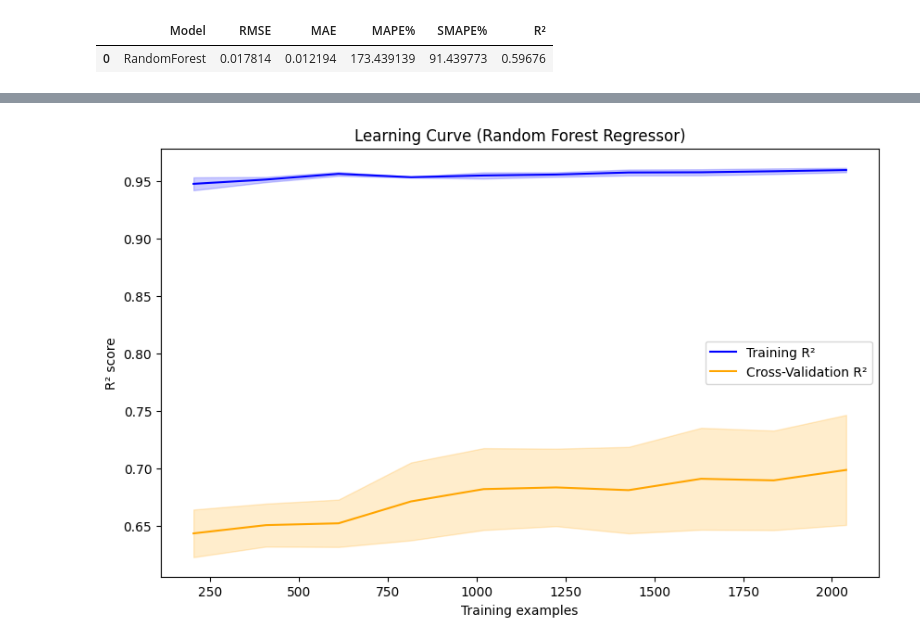
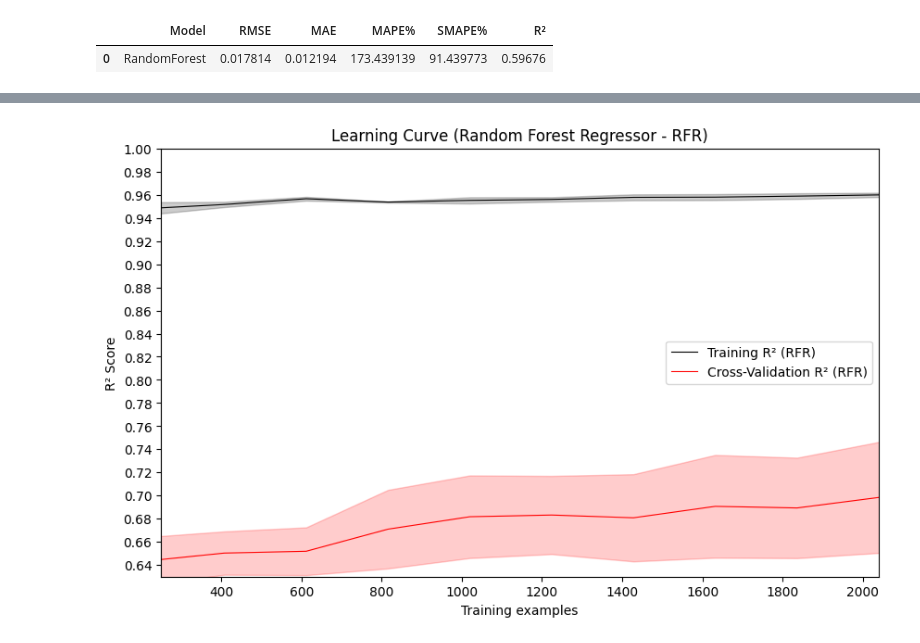
Before and after one commit to Deleon57/EDAR-REGRESSION, a Jupyter notebook: RandomForrest1.ipynb, the cells around one changed output, grey strips where cells are left out. Drawn from its saved outputs; the diff is of its cells as text; code cells hidden in the pictures.

```diff
--- a/RandomForrest1.ipynb
+++ b/RandomForrest1.ipynb
@@ -194,50 +200,39 @@ plt.show()
 # %%
-import numpy as np
 import matplotlib.pyplot as plt
-from sklearn.model_selection import learning_curve
-from sklearn.ensemble import RandomForestRegressor
+from matplotlib.ticker import MultipleLocator
 
-# ===============================
-# Define Random Forest model (RFR)
-# ===============================
-rf_model_RFR = RandomForestRegressor(n_estimators=100, random_state=42)
+plt.figure(figsize=(10, 6))
 
-# ===============================
-# Generate learning curve (using scaled RFR data)
-# ===============================
-train_sizes_RFR, train_scores_RFR, test_scores_RFR = learning_curve(
-    estimator=rf_model_RFR,
-    X=X_train_scaled_RFR,     # scaled features
-    y=y_train_RFR,            # target variable
-    cv=5,                     # 5-fold cross validation
-    scoring="r2",             # use R² score
-    train_sizes=np.linspace(0.1, 1.0, 10),
-    n_jobs=-1
-)
+# Plot learning curves
+plt.plot(train_sizes_RFR, train_mean_RFR,
+         label="Training R² (RFR)", color="black", linewidth=0.8)
+plt.plot(train_sizes_RFR, test_mean_RFR,
+         label="Cross-Validation R² (RFR)", color="red", linewidth=0.8)
 
-# ===============================
-# Calculate mean and std
-# ===============================
-train_mean_RFR = np.mean(train_scores_RFR, axis=1)
-train_std_RFR = np.std(train_scores_RFR, axis=1)
-test_mean_RFR = np.mean(test_scores_RFR, axis=1)
-test_std_RFR = np.std(test_scores_RFR, axis=1)
+# Shaded error bands
+plt.fill_between(train_sizes_RFR,
+                 train_mean_RFR - train_std_RFR,
+                 train_mean_RFR + train_std_RFR,
+                 alpha=0.2, color="black")
+plt.fill_between(train_sizes_RFR,
+                 test_mean_RFR - test_std_RFR,
+                 test_mean_RFR + test_std_RFR,
+                 alpha=0.2, color="red")
 
-# ===============================
-# Plot Learning Curve
-# ===============================
-plt.figure(figsize=(10, 6))
-plt.plot(train_sizes_RFR, train_mean_RFR, label="Training R² (RFR)", color="blue")
-plt.plot(train_sizes_RFR, test_mean_RFR, label="Cross-Validation R² (RFR)", color="orange")
-
-plt.fill_between(train_sizes_RFR, train_mean_RFR-train_std_RFR, train_mean_RFR+train_std_RFR, alpha=0.2, color="blue")
-plt.fill_between(train_sizes_RFR, test_mean_RFR-test_std_RFR, test_mean_RFR+test_std_RFR, alpha=0.2, color="orange")
-
+# Titles and labels
 plt.title("Learning Curve (Random Forest Regressor - RFR)")
 plt.xlabel("Training examples")
 plt.ylabel("R² Score")
 plt.legend(loc="best")
+
+# Adjust axis scaling
+plt.ylim(0.63, 1.0)
+plt.xlim(250, max(train_sizes_RFR))
+
+# ✅ Set smaller y-axis tick intervals (0.02 here)
+plt.gca().yaxis.set_major_locator(MultipleLocator(0.02))
+
 plt.show()
 # %% [output]
-[figure, old version]
+[figure, new version]
 # %%
```
Also changed, not shown: parts of 9 cells of this notebook.
